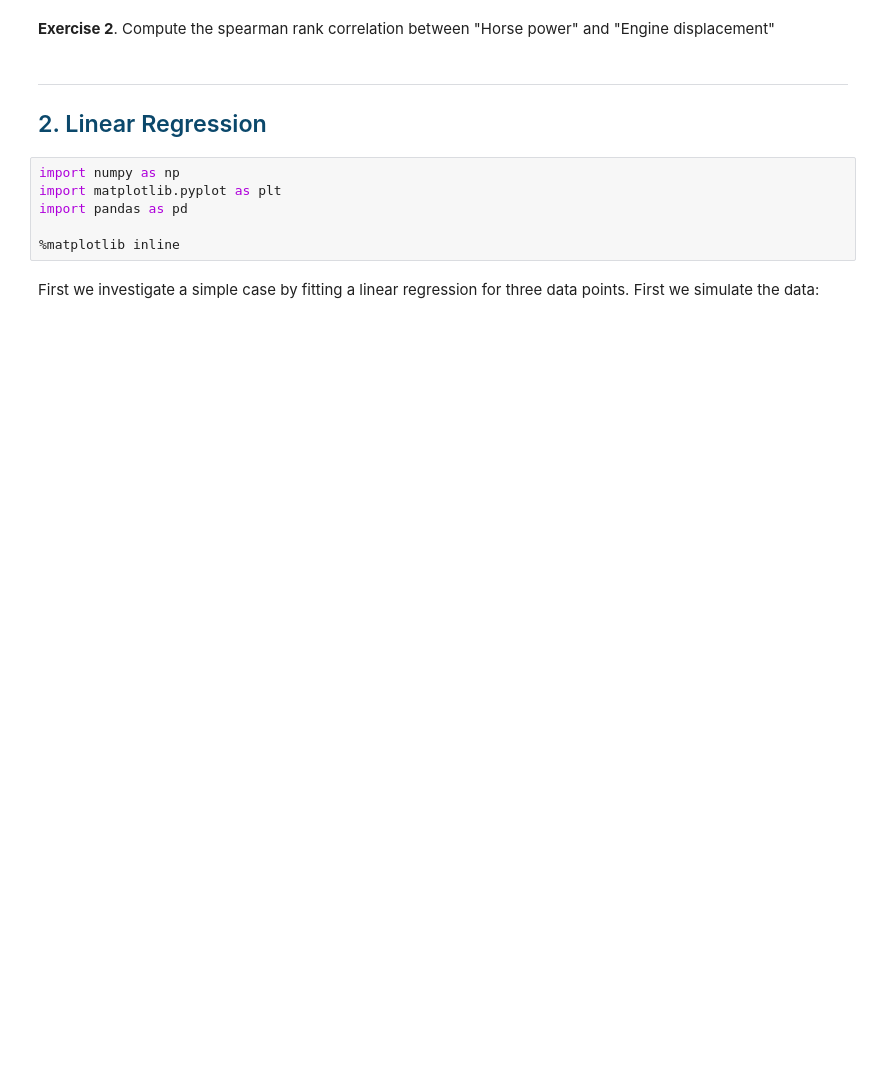
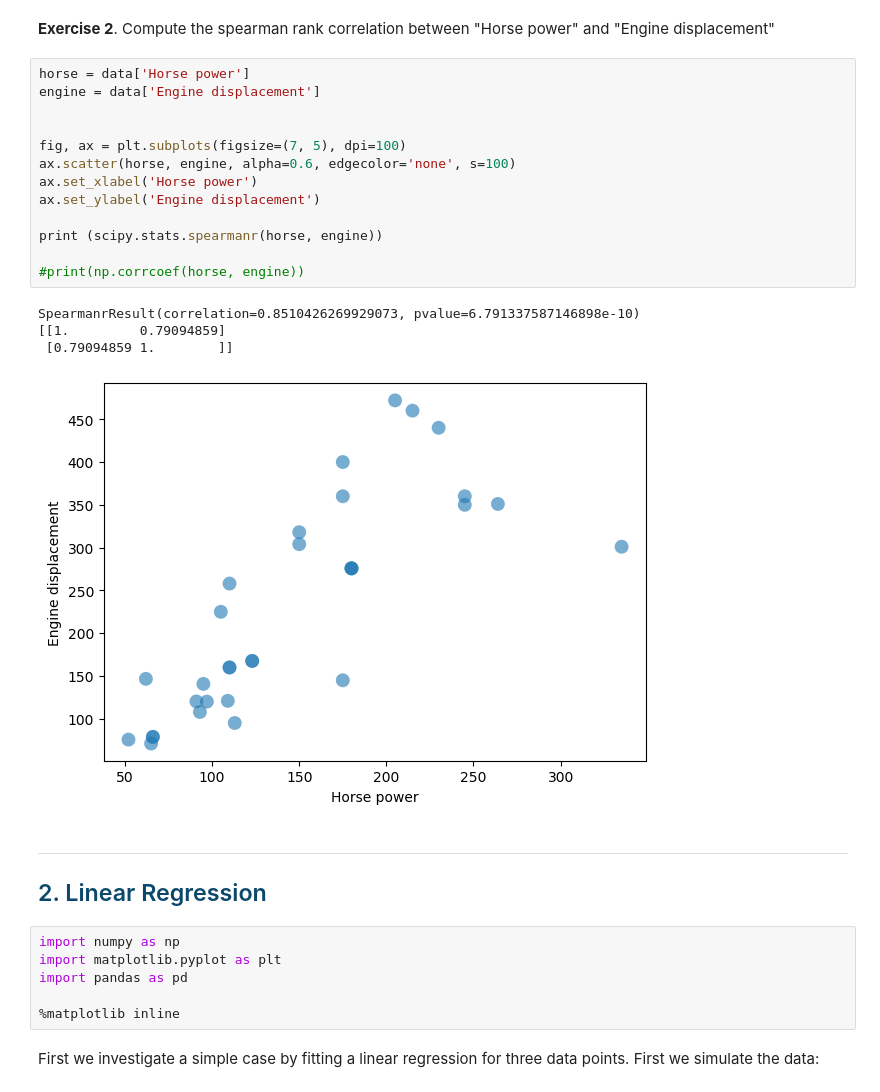
Before and after one commit to gaoshangdeakin/SIT384-Jupyter, a Jupyter notebook: SIT384P05A-Supervised Learning-linear regression.ipynb, the cells around one changed output. Saved outputs shown, nothing was run; the diff lists cells and outputs as text; blank space fills up the shorter version.

```diff
--- a/SIT384P05A-Supervised Learning-linear regression.ipynb
+++ b/SIT384P05A-Supervised Learning-linear regression.ipynb
@@ -217,6 +312,24 @@ print (scipy.stats.spearmanr(horse, cylinder))
 # %% [markdown]
 **Exercise 2**.
 Compute the spearman rank correlation between "Horse power" and "Engine displacement"
+# %%
+horse = data['Horse power']
+engine = data['Engine displacement']
+
+
+fig, ax = plt.subplots(figsize=(7, 5), dpi=100)
+ax.scatter(horse, engine, alpha=0.6, edgecolor='none', s=100)
+ax.set_xlabel('Horse power')
+ax.set_ylabel('Engine displacement')
+
+print (scipy.stats.spearmanr(horse, engine))
+
+#print(np.corrcoef(horse, engine))
+# %% [output]
+SpearmanrResult(correlation=0.8510426269929073, pvalue=6.791337587146898e-10)
+[[1.         0.79094859]
+ [0.79094859 1.        ]]
+[figure, added]
 # %% [markdown]
 ---
 ## <span style="color:#0b486b">2. Linear Regression</span>
```
Also changed, not shown: parts of 53 cells of this notebook.
